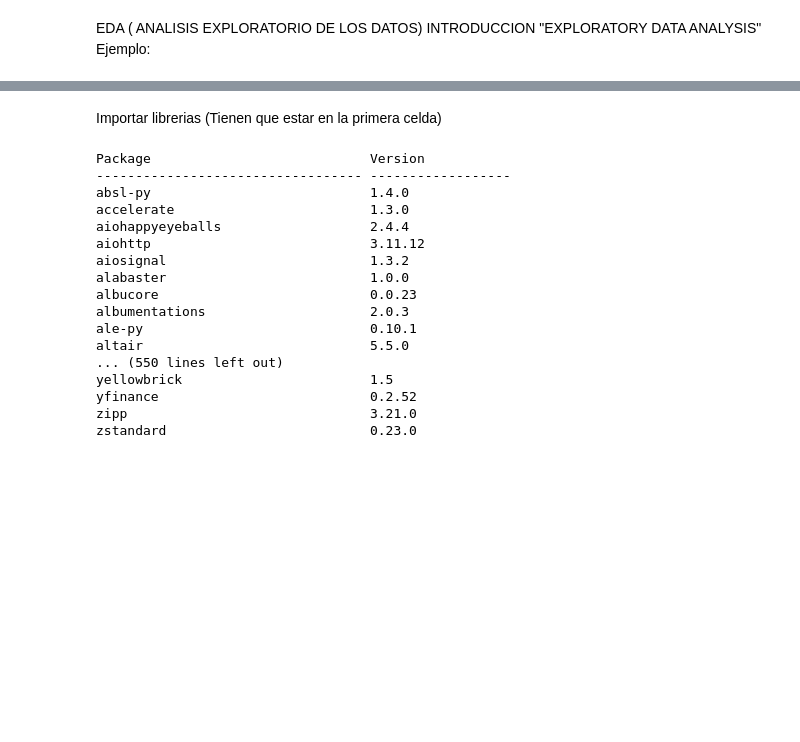
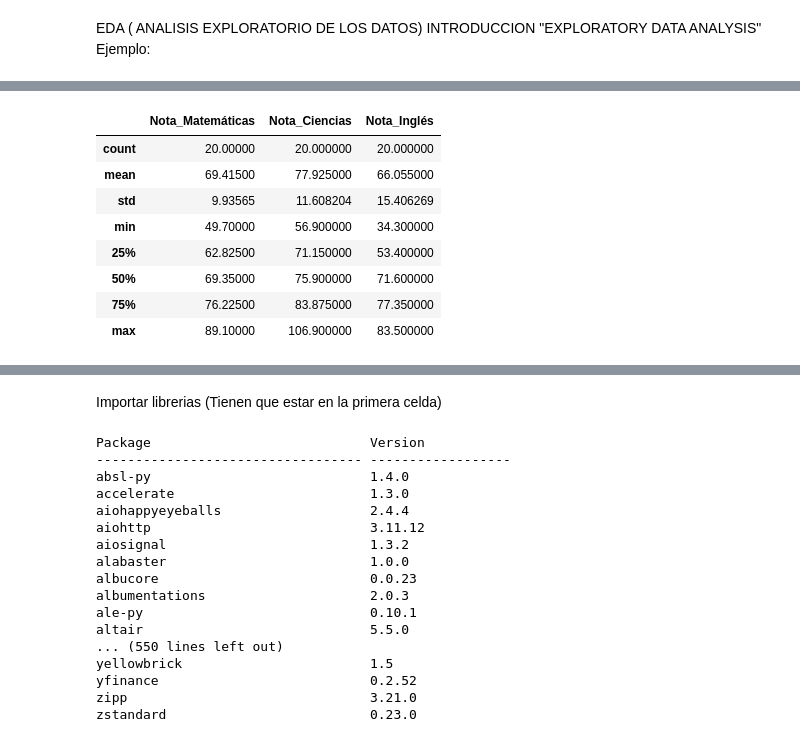
Before and after one commit to IVANV341/Curso-inteligencia-artificial, a Jupyter notebook: EDA_Apuntes_de_clase.ipynb, the cells around one changed output, grey strips where cells are left out. Saved outputs shown, nothing was run; the diff lists cells and outputs as text; code cells hidden in the pictures; blank space fills up the shorter version.

```diff
--- a/EDA_Apuntes_de_clase.ipynb
+++ b/EDA_Apuntes_de_clase.ipynb
@@ -5,0 +73,12 @@ Ejemplo:
+# %%
+df.describe(include= 'float')
+# %% [output]
+|  | Nota_Matemáticas | Nota_Ciencias | Nota_Inglés |
+| count | 20.00000 | 20.000000 | 20.000000 |
+| mean | 69.41500 | 77.925000 | 66.055000 |
+| std | 9.93565 | 11.608204 | 15.406269 |
+| min | 49.70000 | 56.900000 | 34.300000 |
+| 25% | 62.82500 | 71.150000 | 53.400000 |
+| 50% | 69.35000 | 75.900000 | 71.600000 |
+| 75% | 76.22500 | 83.875000 | 77.350000 |
+| max | 89.10000 | 106.900000 | 83.500000 |
```
Also changed, not shown: parts of 10 cells of this notebook.
